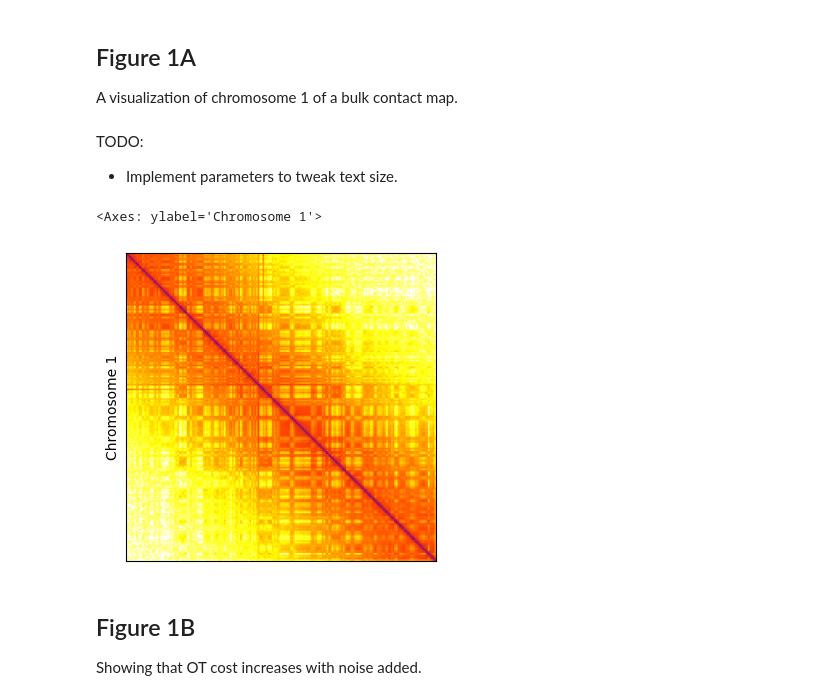
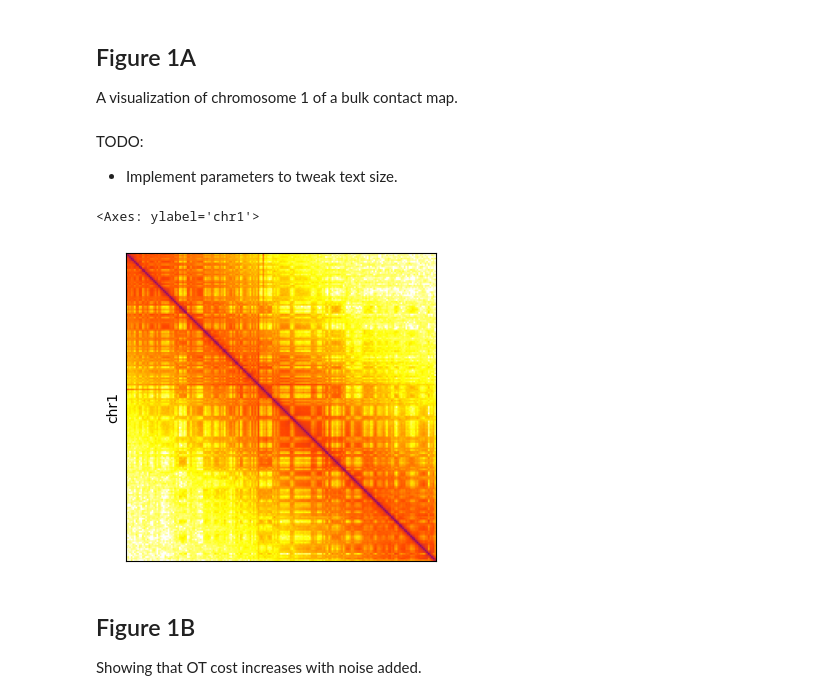
Before and after one commit to OlivierJSm/MasterInternship1, a Jupyter notebook: Testing/Report Figures/section_1.ipynb, the cells around one changed output. Drawn from its saved outputs; the diff is of its cells as text; code cells hidden in the pictures.

```diff
--- a/Testing/Report Figures/section_1.ipynb
+++ b/Testing/Report Figures/section_1.ipynb
@@ -39,10 +39,10 @@ TODO: <br>
 - Implement parameters to tweak text size.
 # %%
 # Visualization
-hic_vis_region_zoom(clrs_bulk[0], "1", cmap="higlass")
+hic_vis_region_zoom(clrs_bulk[0], "1", cmap="higlass", chr_label="chr1")
 # %% [output]
-<Axes: ylabel='Chromosome 1'>
+<Axes: ylabel='chr1'>
-[figure, old version]
+[figure, new version]
 # %% [markdown]
 ## Figure 1B
 Showing that OT cost increases with noise added.
```
Also changed, not shown: 55 other files.
